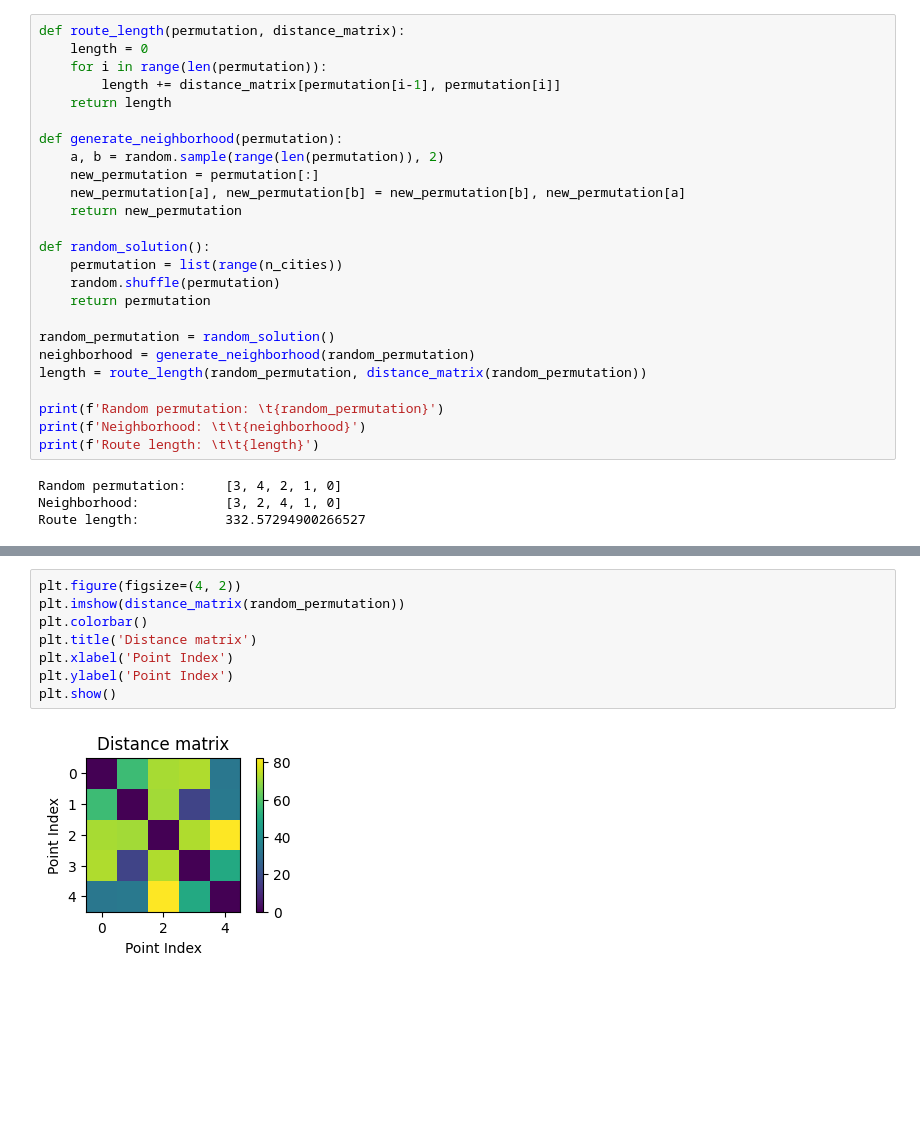
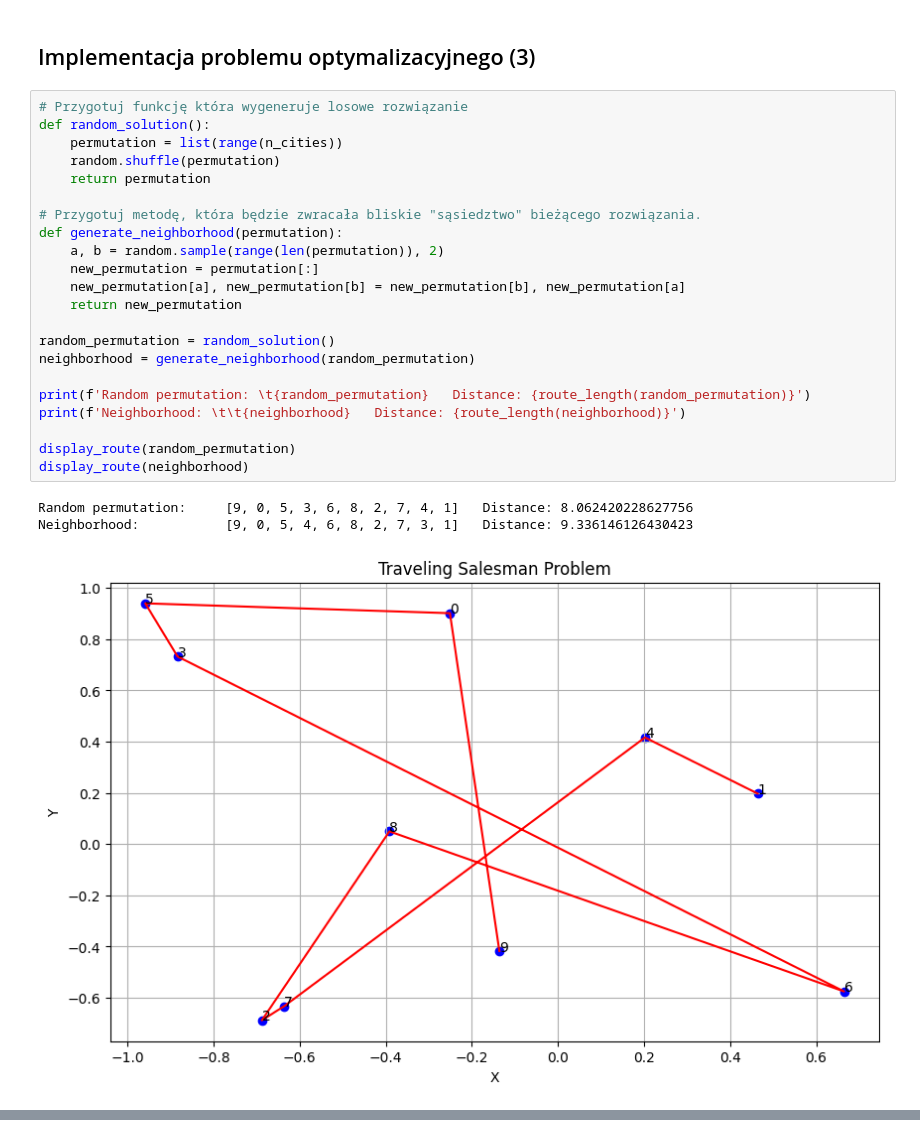
Before and after one commit to MalakPL/MHE-Zaoczne-2024, a Jupyter notebook: salesman.ipynb, the cells around one changed output, grey strips where cells are left out. Saved outputs shown, nothing was run; the diff lists cells and outputs as text; blank space fills up the shorter version.

```diff
--- a/salesman.ipynb
+++ b/salesman.ipynb
@@ -14,29 +65,28 @@ def distance_matrix(indices):
+# %% [markdown]
+## Implementacja problemu optymalizacyjnego (3)
 # %%
-def route_length(permutation, distance_matrix):
-    length = 0
-    for i in range(len(permutation)):
-        length += distance_matrix[permutation[i-1], permutation[i]]
-    return length
+# Przygotuj funkcję która wygeneruje losowe rozwiązanie
+def random_solution():
+    permutation = list(range(n_cities))
+    random.shuffle(permutation)
+    return permutation
 
+# Przygotuj metodę, która będzie zwracała bliskie "sąsiedztwo" bieżącego rozwiązania.
 def generate_neighborhood(permutation):
     a, b = random.sample(range(len(permutation)), 2)
     new_permutation = permutation[:]
     new_permutation[a], new_permutation[b] = new_permutation[b], new_permutation[a]
     return new_permutation
 
-def random_solution():
-    permutation = list(range(n_cities))
-    random.shuffle(permutation)
-    return permutation
-
 random_permutation = random_solution()
 neighborhood = generate_neighborhood(random_permutation)
-length = route_length(random_permutation, distance_matrix(random_permutation))
 
-print(f'Random permutation: \t{random_permutation}')
-print(f'Neighborhood: \t\t{neighborhood}')
-print(f'Route length: \t\t{length}')
+print(f'Random permutation: \t{random_permutation}   Distance: {route_length(random_permutation)}')
+print(f'Neighborhood: \t\t{neighborhood}   Distance: {route_length(neighborhood)}')
+
+display_route(random_permutation)
+display_route(neighborhood)
 # %% [output]
-Random permutation:     [3, 4, 2, 1, 0]
-Neighborhood:           [3, 2, 4, 1, 0]
-Route length:           332.57294900266527
+Random permutation:     [9, 0, 5, 3, 6, 8, 2, 7, 4, 1]   Distance: 8.062420228627756
+Neighborhood:           [9, 0, 5, 4, 6, 8, 2, 7, 3, 1]   Distance: 9.336146126430423
+[figure, added]
@@ -43,10 +93,0 @@ Route length:           332.57294900266527
-# %%
-plt.figure(figsize=(4, 2))
-plt.imshow(distance_matrix(random_permutation))
-plt.colorbar()
-plt.title('Distance matrix')
-plt.xlabel('Point Index')
-plt.ylabel('Point Index')
-plt.show()
-# %% [output]
-[figure, removed]
```
Also changed, not shown: parts of 22 cells of this notebook.
